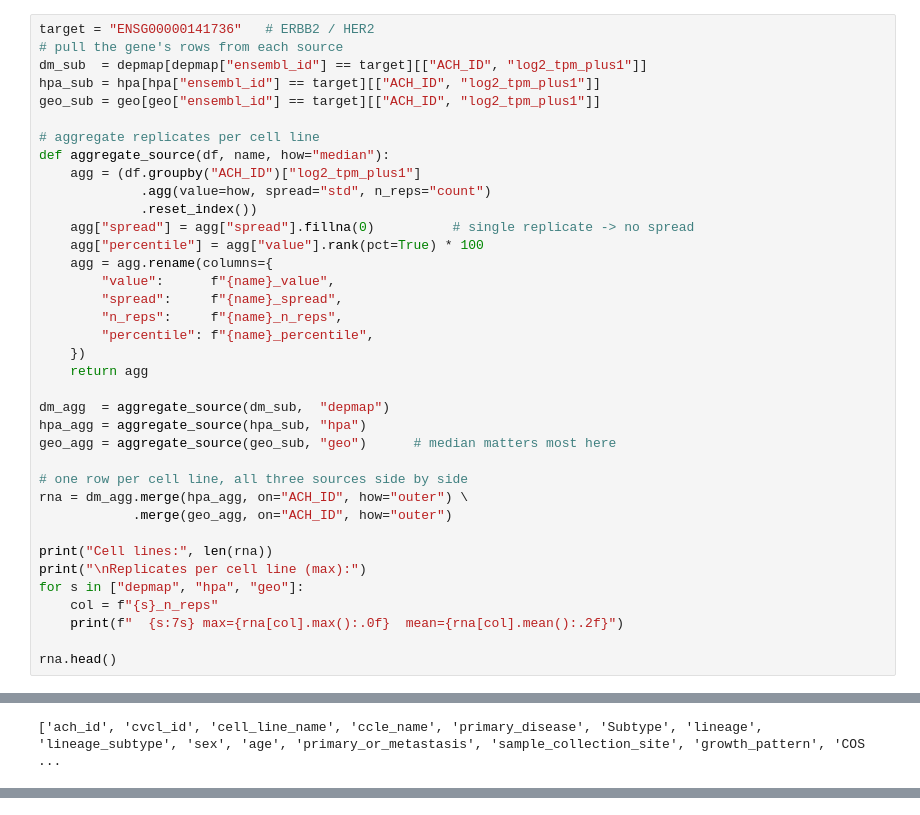
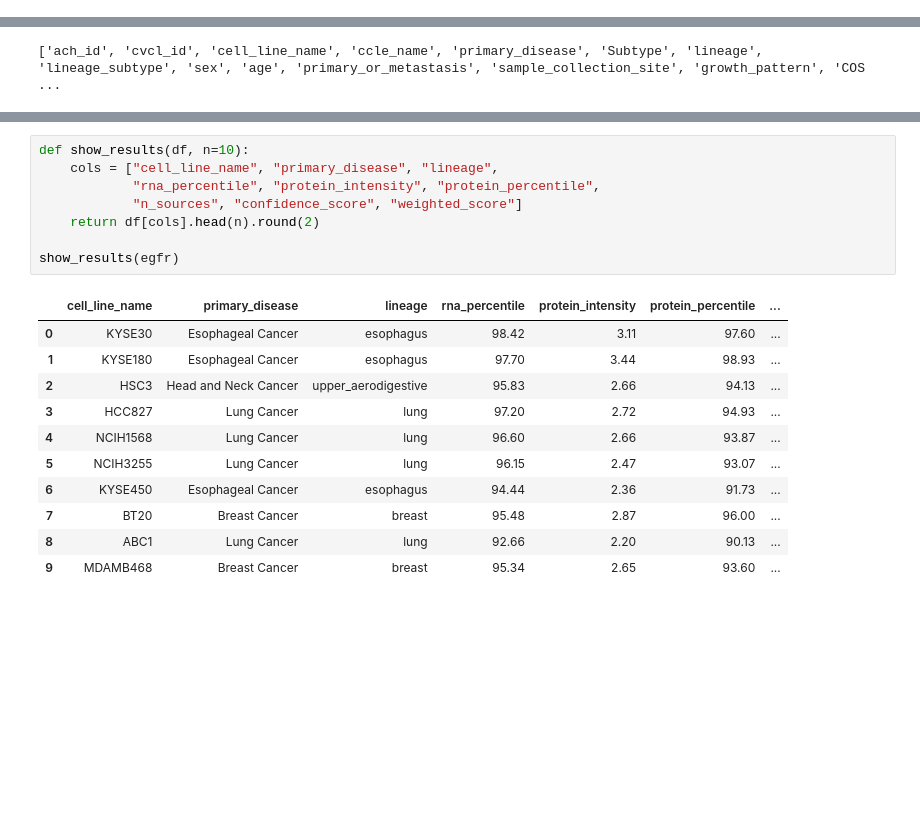
Before and after one commit to NattawasP/SEMTM0044_2025_AYEAR_TEAM34, a Jupyter notebook: notebooks/Victor_Data Exploration/Percentile_Ranking.ipynb, the cells around one changed output, grey strips where cells are left out. Drawn from its saved outputs; the diff is of its cells as text; blank space fills up the shorter version.

```diff
--- a/notebooks/Victor_Data Exploration/Percentile_Ranking.ipynb
+++ b/notebooks/Victor_Data Exploration/Percentile_Ranking.ipynb
@@ -97,40 +97,3 @@ for name, df, raw_col in [("depmap", depmap, "tpm"),
 depmap  max diff = 8.881784197001252e-16
 hpa     max diff = 1.7763568394002505e-15
 geo     max diff = 1.7763568394002505e-15
-# %%
-target = "ENSG00000141736"   # ERBB2 / HER2
-# pull the gene's rows from each source
-dm_sub  = depmap[depmap["ensembl_id"] == target][["ACH_ID", "log2_tpm_plus1"]]
-hpa_sub = hpa[hpa["ensembl_id"] == target][["ACH_ID", "log2_tpm_plus1"]]
-geo_sub = geo[geo["ensembl_id"] == target][["ACH_ID", "log2_tpm_plus1"]]
-
-# aggregate replicates per cell line
-def aggregate_source(df, name, how="median"):
-    agg = (df.groupby("ACH_ID")["log2_tpm_plus1"]
-             .agg(value=how, spread="std", n_reps="count")
-             .reset_index())
-    agg["spread"] = agg["spread"].fillna(0)          # single replicate -> no spread
-    agg["percentile"] = agg["value"].rank(pct=True) * 100
-    agg = agg.rename(columns={
-        "value":      f"{name}_value",
-        "spread":     f"{name}_spread",
-        "n_reps":     f"{name}_n_reps",
-        "percentile": f"{name}_percentile",
-    })
-    return agg
-
-dm_agg  = aggregate_source(dm_sub,  "depmap")
-hpa_agg = aggregate_source(hpa_sub, "hpa")
-geo_agg = aggregate_source(geo_sub, "geo")      # median matters most here
-
-# one row per cell line, all three sources side by side
-rna = dm_agg.merge(hpa_agg, on="ACH_ID", how="outer") \
-            .merge(geo_agg, on="ACH_ID", how="outer")
-
-print("Cell lines:", len(rna))
-print("\nReplicates per cell line (max):")
-for s in ["depmap", "hpa", "geo"]:
-    col = f"{s}_n_reps"
-    print(f"  {s:7s} max={rna[col].max():.0f}  mean={rna[col].mean():.2f}")
-
-rna.head()
@@ -365,0 +271,20 @@ Saved to ../../processed/ENSG00000141736_composite_baseline.parquet
+# %%
+def show_results(df, n=10):
+    cols = ["cell_line_name", "primary_disease", "lineage",
+            "rna_percentile", "protein_intensity", "protein_percentile",
+            "n_sources", "confidence_score", "weighted_score"]
+    return df[cols].head(n).round(2)
+
+show_results(egfr)
+# %% [output]
+|  | cell_line_name | primary_disease | lineage | rna_percentile | protein_intensity | protein_percentile | ... |
+| 0 | KYSE30 | Esophageal Cancer | esophagus | 98.42 | 3.11 | 97.60 | ... |
+| 1 | KYSE180 | Esophageal Cancer | esophagus | 97.70 | 3.44 | 98.93 | ... |
+| 2 | HSC3 | Head and Neck Cancer | upper_aerodigestive | 95.83 | 2.66 | 94.13 | ... |
+| 3 | HCC827 | Lung Cancer | lung | 97.20 | 2.72 | 94.93 | ... |
+| 4 | NCIH1568 | Lung Cancer | lung | 96.60 | 2.66 | 93.87 | ... |
+| 5 | NCIH3255 | Lung Cancer | lung | 96.15 | 2.47 | 93.07 | ... |
+| 6 | KYSE450 | Esophageal Cancer | esophagus | 94.44 | 2.36 | 91.73 | ... |
+| 7 | BT20 | Breast Cancer | breast | 95.48 | 2.87 | 96.00 | ... |
+| 8 | ABC1 | Lung Cancer | lung | 92.66 | 2.20 | 90.13 | ... |
+| 9 | MDAMB468 | Breast Cancer | breast | 95.34 | 2.65 | 93.60 | ... |
```
Also changed, not shown: parts of 10 cells of this notebook.
